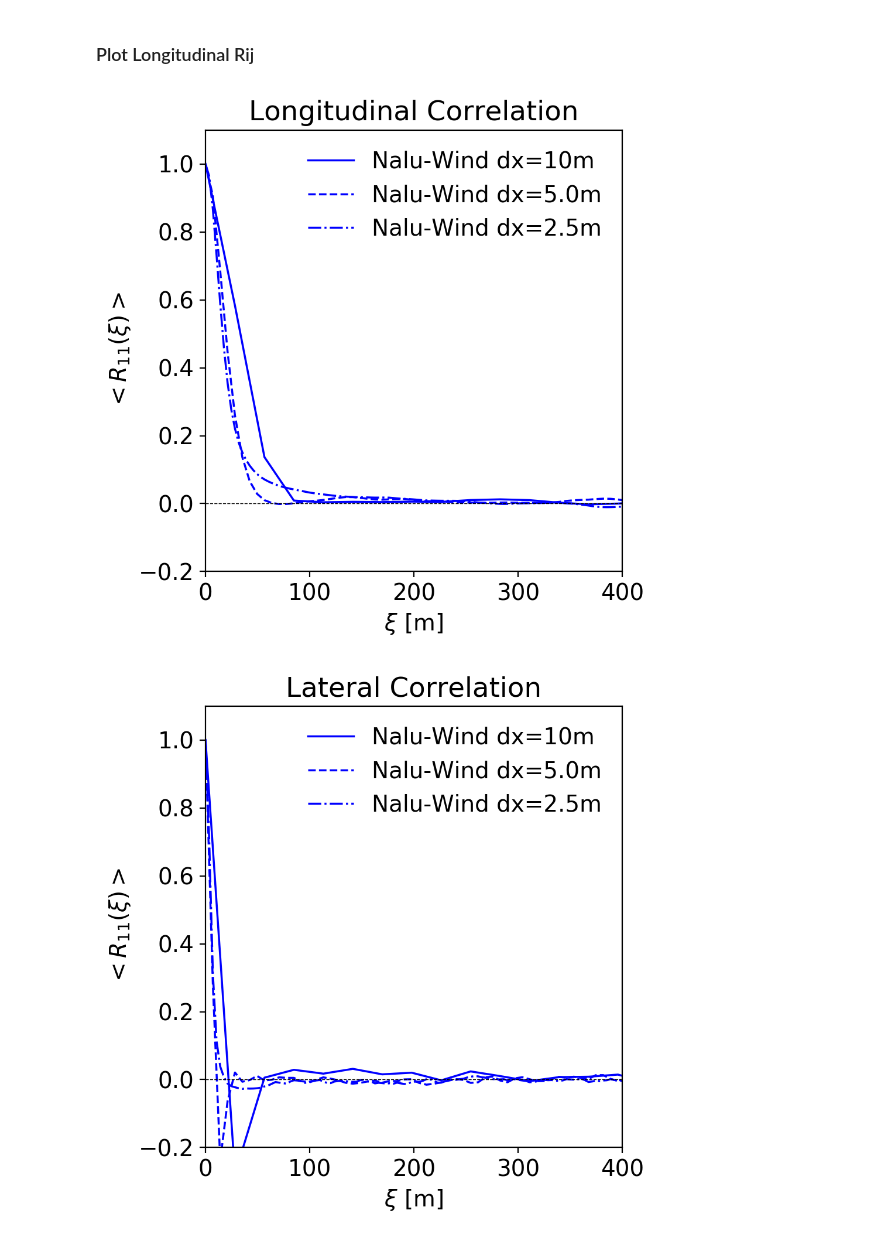
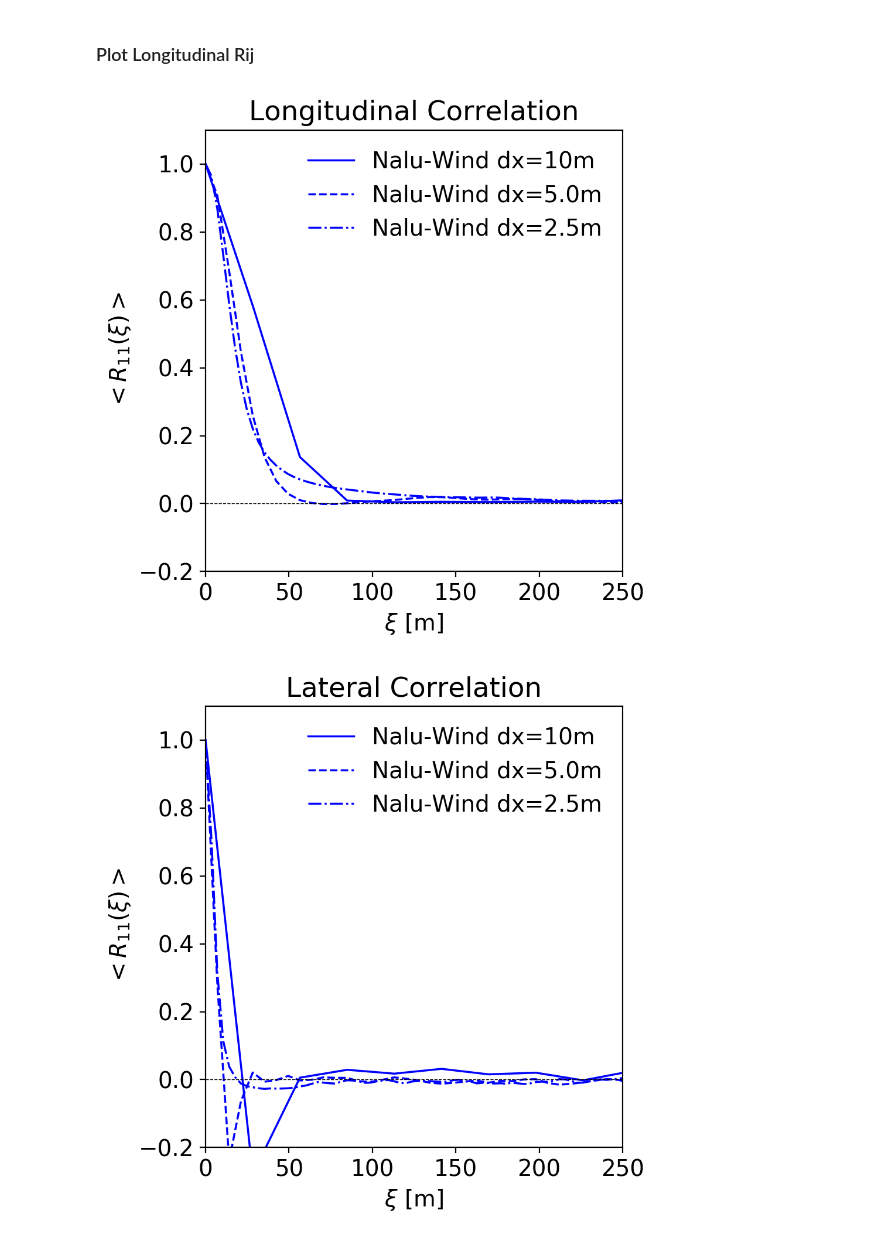
Before and after one commit to lawrenceccheung/AIAAScitech2021, a Jupyter notebook: Postprocessing/GridStudy/GridStudy_Rij.ipynb, the cells around one changed output. Cells and saved outputs as stored; diff of their text form; code cells hidden in the pictures.

Commit message:
Update figures

```diff
--- a/Postprocessing/GridStudy/GridStudy_Rij.ipynb
+++ b/Postprocessing/GridStudy/GridStudy_Rij.ipynb
@@ -61,34 +61,34 @@ for irun, run in enumerate(runlist[:]):
 
 #for hh in plotheights: plt.hlines(hh, 0, 35, linestyles='dashed', linewidth=0.5)
 
 # Construct a legend
 plt.figure("long")
 plt.legend(loc='upper right',frameon=False)
 plt.ylim([-0.2, 1.1]);
-plt.xlim([0, 400])
+plt.xlim([0, 250])
 plt.xlabel(r'$\xi$ [m]')
 plt.ylabel(r'$<R_{11}(\xi)>$')
 #plt.grid()
 plt.axhline(0, color='k', linestyle='--', linewidth=0.5)
 plt.title(r'Longitudinal Correlation');
 plt.tight_layout()
 
 plt.figure("lat")
 plt.legend(loc='upper right',frameon=False)
 plt.ylim([-0.2, 1.1]);
-plt.xlim([0, 400])
+plt.xlim([0, 250])
 plt.xlabel(r'$\xi$ [m]')
 plt.ylabel(r'$<R_{11}(\xi)>$')
 plt.axhline(0, color='k', linestyle='--', linewidth=0.5)
 #plt.grid()
 plt.title(r'Lateral Correlation');
 plt.tight_layout()
 
 if savefigs:
     plt.figure("long")
     plt.savefig(figdir+'/'+'GridStudy_Rij_Longitudinal.png')
     plt.figure("lat")
     plt.savefig(figdir+'/'+'GridStudy_Rij_Lateral.png')
 # %% [output]
-[figure, old version]
+[figure, new version]
-[figure, old version]
+[figure, new version]
```
Also changed, not shown: 7 other files.
